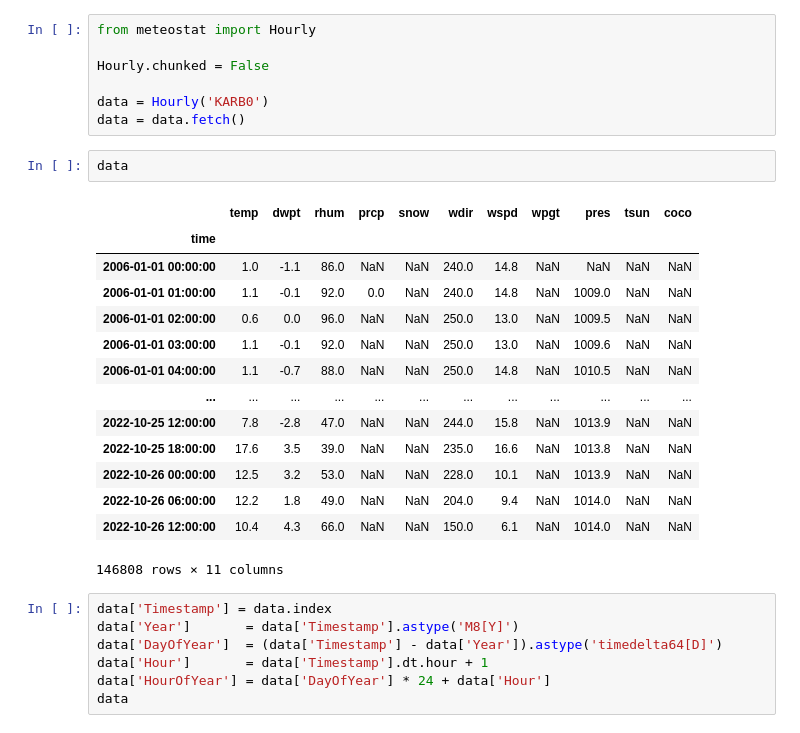
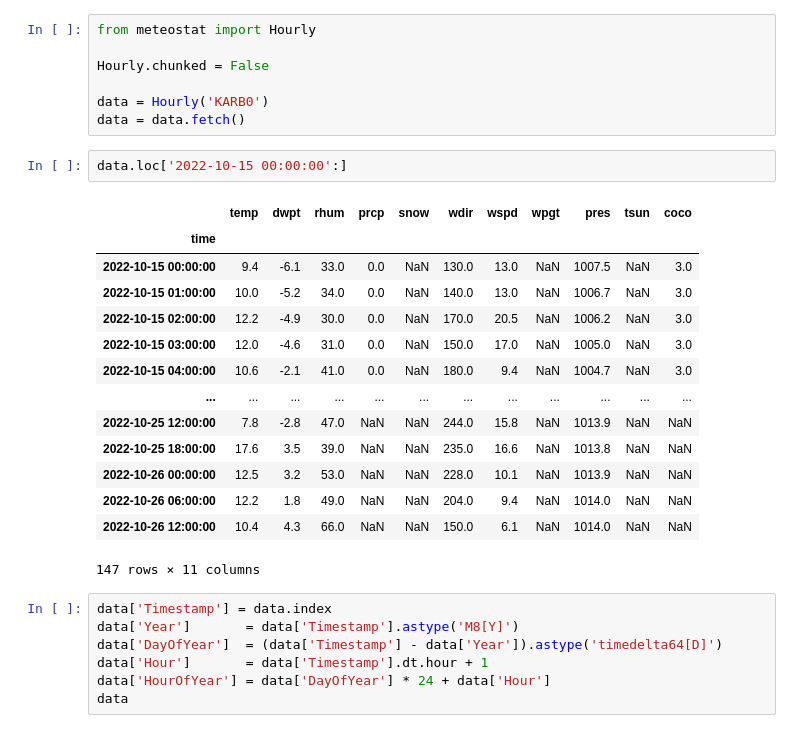
Before and after one commit to Pkeet99/Weatherman, a Jupyter notebook: data/ann_arbor_historical_dataset.ipynb, the cells around one changed output. Drawn from its saved outputs; the diff is of its cells as text.

```diff
--- a/data/ann_arbor_historical_dataset.ipynb
+++ b/data/ann_arbor_historical_dataset.ipynb
@@ -9,23 +9,23 @@ Hourly.chunked = False
 
 data = Hourly('KARB0')
 data = data.fetch()
-# %%
-data
-# %% [output]
-|  | temp | dwpt | rhum | prcp | snow | wdir | wspd | wpgt | pres | tsun | coco |
-| time |  |  |  |  |  |  |  |  |  |  |  |
-| 2006-01-01 00:00:00 | 1.0 | -1.1 | 86.0 | NaN | NaN | 240.0 | 14.8 | NaN | NaN | NaN | NaN |
-| 2006-01-01 01:00:00 | 1.1 | -0.1 | 92.0 | 0.0 | NaN | 240.0 | 14.8 | NaN | 1009.0 | NaN | NaN |
-| 2006-01-01 02:00:00 | 0.6 | 0.0 | 96.0 | NaN | NaN | 250.0 | 13.0 | NaN | 1009.5 | NaN | NaN |
-| 2006-01-01 03:00:00 | 1.1 | -0.1 | 92.0 | NaN | NaN | 250.0 | 13.0 | NaN | 1009.6 | NaN | NaN |
-| 2006-01-01 04:00:00 | 1.1 | -0.7 | 88.0 | NaN | NaN | 250.0 | 14.8 | NaN | 1010.5 | NaN | NaN |
-| ... | ... | ... | ... | ... | ... | ... | ... | ... | ... | ... | ... |
-| 2022-10-25 12:00:00 | 7.8 | -2.8 | 47.0 | NaN | NaN | 244.0 | 15.8 | NaN | 1013.9 | NaN | NaN |
-| 2022-10-25 18:00:00 | 17.6 | 3.5 | 39.0 | NaN | NaN | 235.0 | 16.6 | NaN | 1013.8 | NaN | NaN |
-| 2022-10-26 00:00:00 | 12.5 | 3.2 | 53.0 | NaN | NaN | 228.0 | 10.1 | NaN | 1013.9 | NaN | NaN |
-| 2022-10-26 06:00:00 | 12.2 | 1.8 | 49.0 | NaN | NaN | 204.0 | 9.4 | NaN | 1014.0 | NaN | NaN |
-| 2022-10-26 12:00:00 | 10.4 | 4.3 | 66.0 | NaN | NaN | 150.0 | 6.1 | NaN | 1014.0 | NaN | NaN |
-146808 rows × 11 columns
+# %%
+data.loc['2022-10-15 00:00:00':]
+# %% [output]
+|  | temp | dwpt | rhum | prcp | snow | wdir | wspd | wpgt | pres | tsun | coco |
+| time |  |  |  |  |  |  |  |  |  |  |  |
+| 2022-10-15 00:00:00 | 9.4 | -6.1 | 33.0 | 0.0 | NaN | 130.0 | 13.0 | NaN | 1007.5 | NaN | 3.0 |
+| 2022-10-15 01:00:00 | 10.0 | -5.2 | 34.0 | 0.0 | NaN | 140.0 | 13.0 | NaN | 1006.7 | NaN | 3.0 |
+| 2022-10-15 02:00:00 | 12.2 | -4.9 | 30.0 | 0.0 | NaN | 170.0 | 20.5 | NaN | 1006.2 | NaN | 3.0 |
+| 2022-10-15 03:00:00 | 12.0 | -4.6 | 31.0 | 0.0 | NaN | 150.0 | 17.0 | NaN | 1005.0 | NaN | 3.0 |
+| 2022-10-15 04:00:00 | 10.6 | -2.1 | 41.0 | 0.0 | NaN | 180.0 | 9.4 | NaN | 1004.7 | NaN | 3.0 |
+| ... | ... | ... | ... | ... | ... | ... | ... | ... | ... | ... | ... |
+| 2022-10-25 12:00:00 | 7.8 | -2.8 | 47.0 | NaN | NaN | 244.0 | 15.8 | NaN | 1013.9 | NaN | NaN |
+| 2022-10-25 18:00:00 | 17.6 | 3.5 | 39.0 | NaN | NaN | 235.0 | 16.6 | NaN | 1013.8 | NaN | NaN |
+| 2022-10-26 00:00:00 | 12.5 | 3.2 | 53.0 | NaN | NaN | 228.0 | 10.1 | NaN | 1013.9 | NaN | NaN |
+| 2022-10-26 06:00:00 | 12.2 | 1.8 | 49.0 | NaN | NaN | 204.0 | 9.4 | NaN | 1014.0 | NaN | NaN |
+| 2022-10-26 12:00:00 | 10.4 | 4.3 | 66.0 | NaN | NaN | 150.0 | 6.1 | NaN | 1014.0 | NaN | NaN |
+147 rows × 11 columns
 # %%
 data['Timestamp'] = data.index
 data['Year']       = data['Timestamp'].astype('M8[Y]')
```
Also changed, not shown: 4 other files.
